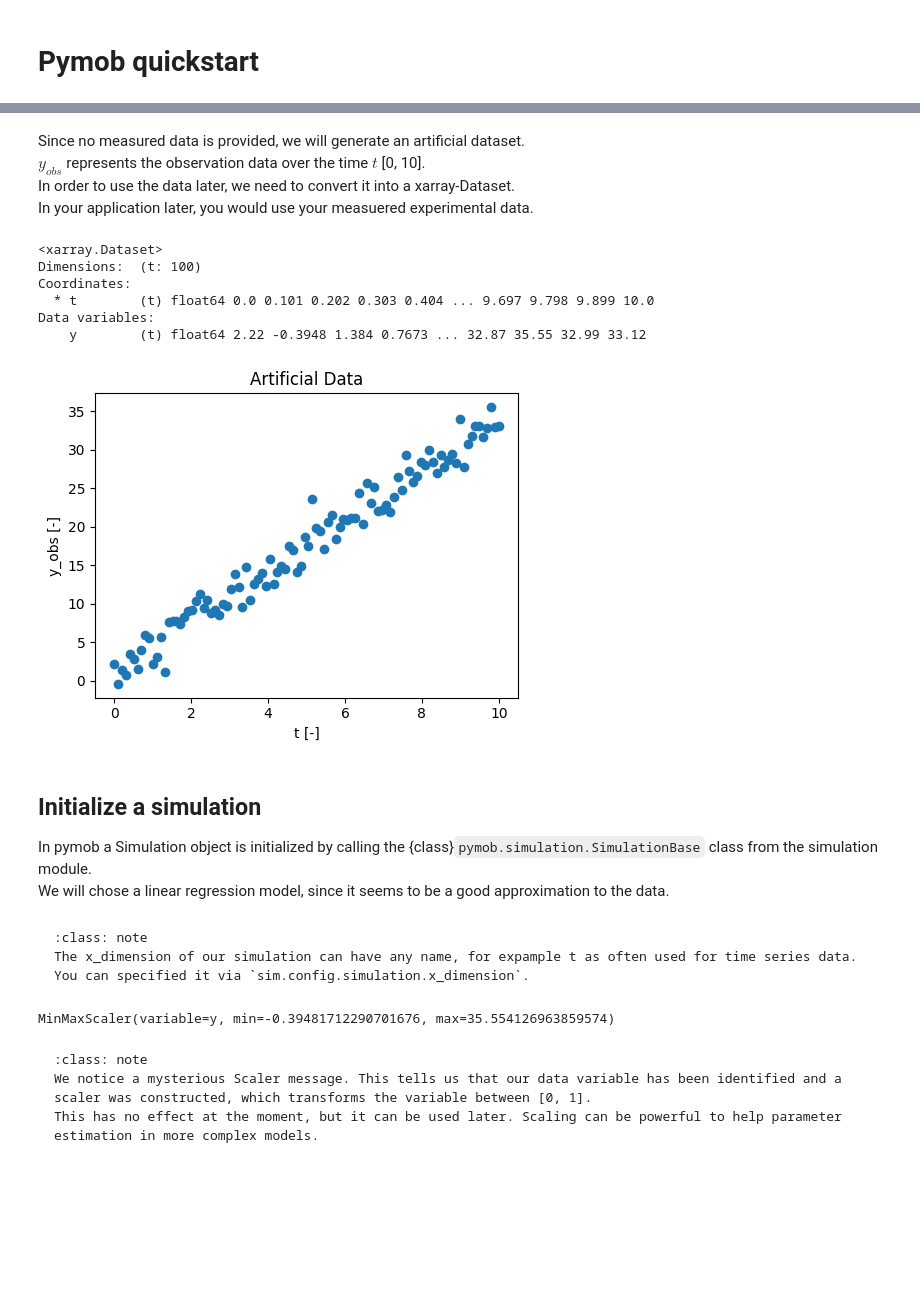
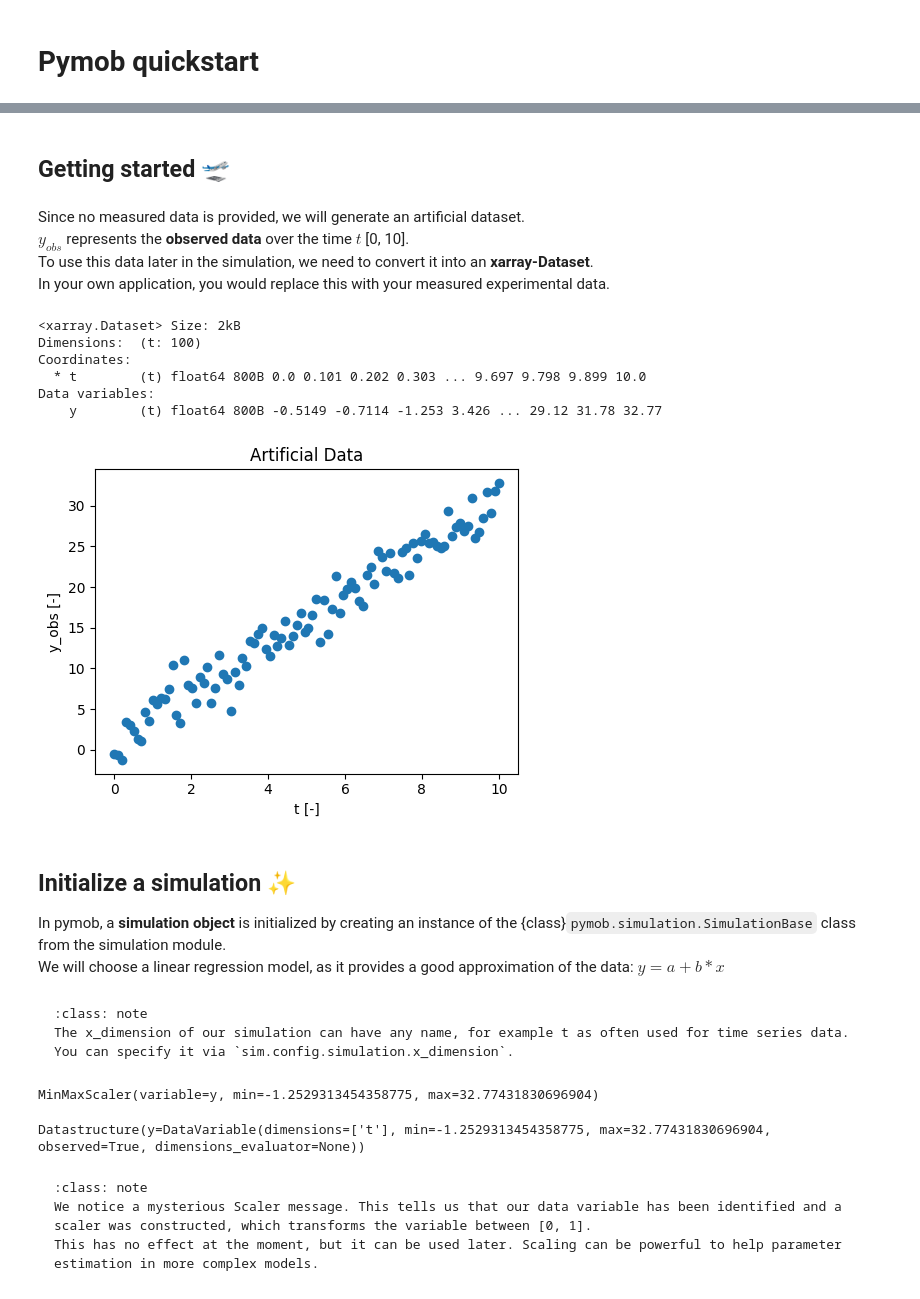
Before and after one commit to flo-schu/pymob, a Jupyter notebook: docs/source/user_guide/superquickstart.ipynb, the cells around one changed output, grey strips where cells are left out. Saved outputs shown, nothing was run; the diff lists cells and outputs as text; code cells hidden in the pictures; blank space fills up the shorter version.

````diff
--- a/docs/source/user_guide/superquickstart.ipynb
+++ b/docs/source/user_guide/superquickstart.ipynb
@@ -44,5 +53,7 @@ We can further use it to create new Simulations by loading the settings from a c
 # %% [markdown]
 ![framework-overview](.\figures\pymob_overview.png)
+# %% [markdown]
+## Getting started 🛫
 # %%
 # First, import the necessary python packages
 import numpy as np
@@ -55,60 +66,63 @@ from pymob.sim.solvetools import solve_analytic_1d
 from pymob.sim.config import Param
 # %% [markdown]
 Since no measured data is provided, we will generate an artificial dataset.
-$y_{obs}$ represents the observation data over the time $t$ [0, 10].
-In order to use the data later, we need to convert it into a xarray-Dataset.
-In your application later, you would use your measuered experimental data.
+$y_{obs}$ represents the **observed data** over the time $t$ [0, 10].
+To use this data later in the simulation, we need to convert it into an **xarray-Dataset**.
+In your own application, you would replace this with your measured experimental data.
 # %%
 # Parameter for the artificial data generation
-slope = np.random.uniform(2.0, 4.0)
+rng = np.random.default_rng(seed=1)  # for reproducibility
+slope = rng.uniform(2,4)
 intercept = 1.0
 num_points = 100
 noise_level = 1.7
 
 # generating time values
 t = np.linspace(0, 10, num_points)
 
 # generating y-values with noise
 noise = np.random.normal(0, noise_level, num_points)
 y_obs = slope * t + intercept + noise
 
 # visualizing our data
 fig, ax = plt.subplots(figsize=(5, 4))
 ax.scatter(t, y_obs, label='Datapoints')
 ax.set(xlabel='t [-]', ylabel='y_obs [-]', title ='Artificial Data')
 plt.tight_layout()
 
 # convert the data to an xr-Dataset
 data_obs = xr.DataArray(y_obs, coords={"t": t}).to_dataset(name="y")
 data_obs
 # %% [output]
-<xarray.Dataset>
+<xarray.Dataset> Size: 2kB
 Dimensions:  (t: 100)
 Coordinates:
-  * t        (t) float64 0.0 0.101 0.202 0.303 0.404 ... 9.697 9.798 9.899 10.0
+  * t        (t) float64 800B 0.0 0.101 0.202 0.303 ... 9.697 9.798 9.899 10.0
 Data variables:
-    y        (t) float64 2.22 -0.3948 1.384 0.7673 ... 32.87 35.55 32.99 33.12
+    y        (t) float64 800B -0.5149 -0.7114 -1.253 3.426 ... 29.12 31.78 32.77
-[figure, old version]
+[figure, new version]
 # %% [markdown]
+## Initialize a simulation ✨
 
-
-## Initialize a simulation
-
-In pymob a Simulation object is initialized by calling the {class}`pymob.simulation.SimulationBase` class from the simulation module.
-We will chose a linear regression model, since it seems to be a good approximation to the data.
+In pymob, a **simulation object** is initialized by creating an instance of the {class}`pymob.simulation.SimulationBase` class from the simulation module.
+We will choose a linear regression model, as it provides a good approximation of the data: $ y = a + b*x $
 # %% [markdown]
 ```{admonition} x-dimension
 :class: note
-The x_dimension of our simulation can have any name, for expample t as often used for time series data.
-You can specified it via `sim.config.simulation.x_dimension`.
+The x_dimension of our simulation can have any name, for example t as often used for time series data.
+You can specify it via `sim.config.simulation.x_dimension`.
 ```
 # %%
 # Initialize the Simulation object
 sim = SimulationBase()
 
+# configurate the case study
+sim.config.case_study.name = "superquickstart"
+sim.config.case_study.scenario = "linreg"
+
 # Define the linear regression model
 def linreg(x, a, b):
-    return a + x * b
+    return a + b * x
 
 # Add the model to the simulation
 sim.model = linreg
@@ -118,8 +132,12 @@ sim.observations = data_obs
 
 # Defining a solver
 sim.solver = solve_analytic_1d
+
+# Take a look at the layut of the data
+sim.config.data_structure
 # %% [output]
-MinMaxScaler(variable=y, min=-0.39481712290701676, max=35.554126963859574)
+MinMaxScaler(variable=y, min=-1.2529313454358775, max=32.77431830696904)
+Datastructure(y=DataVariable(dimensions=['t'], min=-1.2529313454358775, max=32.77431830696904, observed=True, dimensions_evaluator=None))
 # %% [markdown]
 ```{admonition} Scalers
 :class: note
````
Also changed, not shown: parts of 24 cells of this notebook.
